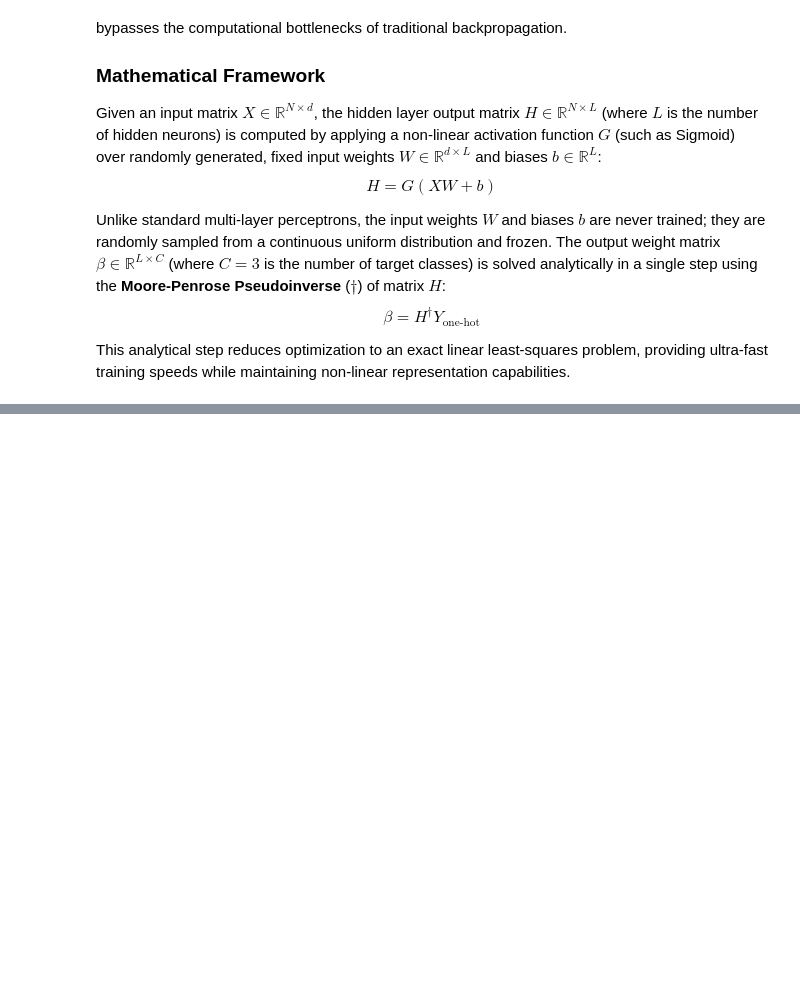
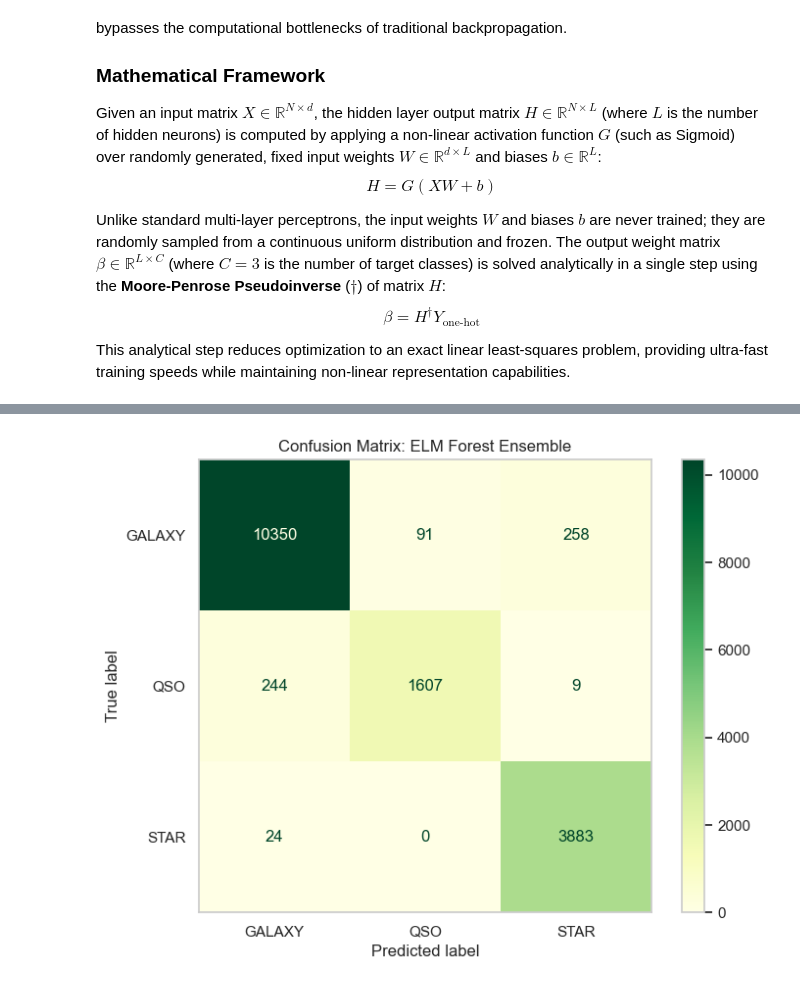
Before and after one commit to DimovDimo/SDSS17-ML-Research, a Jupyter notebook: SDSS17-ML-Research.ipynb, the cells around one changed output, grey strips where cells are left out. Saved outputs shown, nothing was run; the diff lists cells and outputs as text; code cells hidden in the pictures; blank space fills up the shorter version.

```diff
--- a/SDSS17-ML-Research.ipynb
+++ b/SDSS17-ML-Research.ipynb
@@ -1437,0 +1544,76 @@ This analytical step reduces optimization to an exact linear least-squares probl
+# %%
+import numpy as np
+import pandas as pd
+import matplotlib.pyplot as plt
+from sklearn.base import BaseEstimator, ClassifierMixin
+from sklearn.metrics import classification_report, confusion_matrix, ConfusionMatrixDisplay
+
+class ELMForestClassifier(BaseEstimator, ClassifierMixin):
+    """
+    An Academic Ensemble (Forest) of Extreme Learning Machines
+    utilizing parallel random weight initializations and soft voting.
+    """
+    def __init__(self, n_estimators=10, n_hidden_neurons=500, base_random_state=2026):
+        self.n_estimators = n_estimators
+        self.n_hidden_neurons = n_hidden_neurons
+        self.base_random_state = base_random_state
+        self.estimators = []
+        # Removed the empty np.array() to fix the TypeError
+        self.classes_ = None
+
+    def fit(self, X, y):
+        # Dynamically discover unique target classes during fitting phase
+        self.classes_ = np.unique(y)
+        self.estimators = []
+
+        # Train each ELM estimator with a shifting repeatable seed sequence
+        for i in range(self.n_estimators):
+            current_seed = self.base_random_state + i
+            elm = ExtremeLearningMachine(
+                n_hidden_neurons=self.n_hidden_neurons,
+                random_state=current_seed
+            )
+            elm.fit(X, y)
+            self.estimators.append(elm)
+        return self
+
+    def predict(self, X):
+        # Accumulate soft continuous predictions from all internal networks
+        all_soft_predictions = []
+
+        for elm in self.estimators:
+            # Reconstruct the internal activated hidden matrix matrix signals
+            H = elm._sigmoid(np.dot(X, elm.W) + elm.b)
+            raw_signal = np.dot(H, elm.beta)
+            all_soft_predictions.append(raw_signal)
+
+        # Average the multi-dimensional prediction tensors along the estimator axis
+        averaged_signals = np.mean(all_soft_predictions, axis=0)
+
+        # Argmax over the smooth averaged matrix solves the final class assignment
+        return np.argmax(averaged_signals, axis=1)
+
+# 1. Initialize and train the ELM Forest
+# We combine 10 independent ELM networks to form the ensemble matrix
+elm_forest = ELMForestClassifier(n_estimators=10, n_hidden_neurons=500, base_random_state=2026)
+
+print("Training ELM Forest Ensemble (10 Base Estimators)...")
+elm_forest.fit(X_train_scaled, y_train)
+print("Ensemble optimization complete.")
+
+# 2. Generate final predictions over the test partition
+y_pred_elm_forest = elm_forest.predict(X_test_scaled)
+
+# 3. Print the advanced multi-class evaluation report
+print("\n--- ELM Forest Ensemble Classification Report ---")
+print(classification_report(y_test, y_pred_elm_forest, target_names=['GALAXY', 'QSO', 'STAR']))
+
+# 4. Plot the final aggregate Confusion Matrix
+cm_elmf = confusion_matrix(y_test, y_pred_elm_forest)
+plt.figure(figsize=(8, 6))
+disp = ConfusionMatrixDisplay(confusion_matrix=cm_elmf, display_labels=['GALAXY', 'QSO', 'STAR'])
+disp.plot(cmap='YlGn', ax=plt.gca(), values_format='d')
+plt.title("Confusion Matrix: ELM Forest Ensemble")
+plt.grid(False)
+plt.show()
+# %% [output]
@@ -1437,0 +1633 @@ This analytical step reduces optimization to an exact linear least-squares probl
+[figure, added]
```
Also changed, not shown: parts of 3 cells of this notebook.
